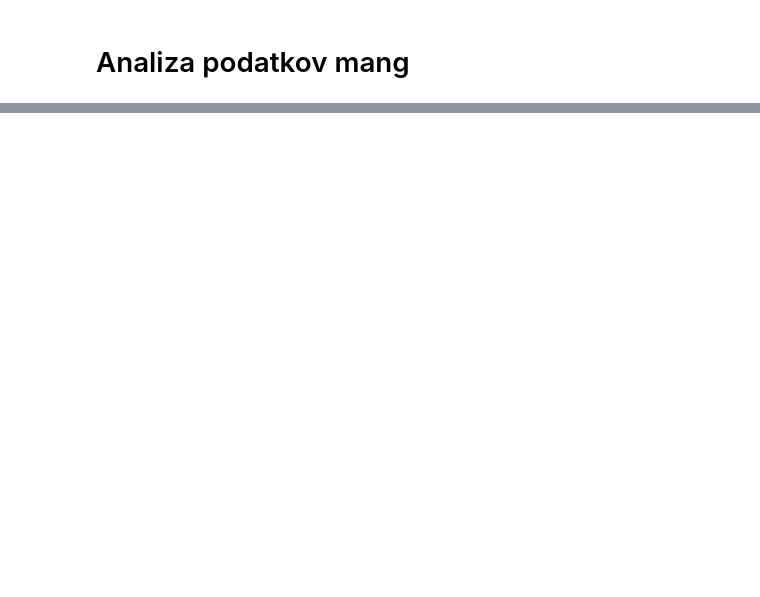
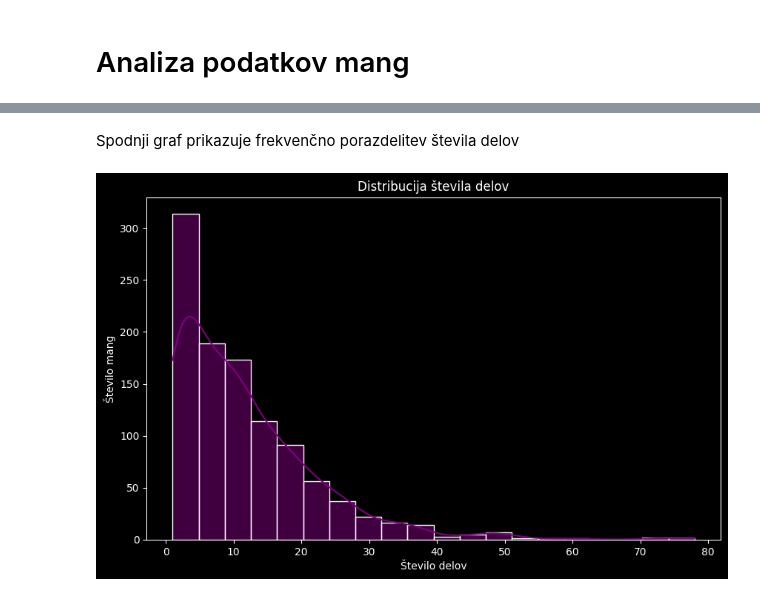
Before and after one commit to slaparj/Projektna_naloga-UVP, a Jupyter notebook: analiza.ipynb, the cells around one changed output, grey strips where cells are left out. Saved outputs shown, nothing was run; the diff lists cells and outputs as text; code cells hidden in the pictures; blank space fills up the shorter version.

```diff
--- a/analiza.ipynb
+++ b/analiza.ipynb
@@ -45,0 +68,14 @@ Najdimo zdaj vse mange, ki spadajo v žaner "Drama".
+# %% [markdown]
+Spodnji graf prikazuje frekvenčno porazdelitev števila delov
+# %%
+mange1['deli'] = mange1['deli'].replace('Ni končana', pd.NA)
+mange1['deli'] = pd.to_numeric(mange1['deli'])
+
+plt.figure(figsize=(10, 6))
+sns.histplot(mange1['deli'].dropna(), bins=20, kde=True, color='purple')
+plt.title('Distribucija števila delov')
+plt.xlabel('Število delov')
+plt.ylabel('Število mang')
+plt.show()
+# %% [output]
+[figure, added]
```
Also changed, not shown: parts of 26 cells of this notebook.
